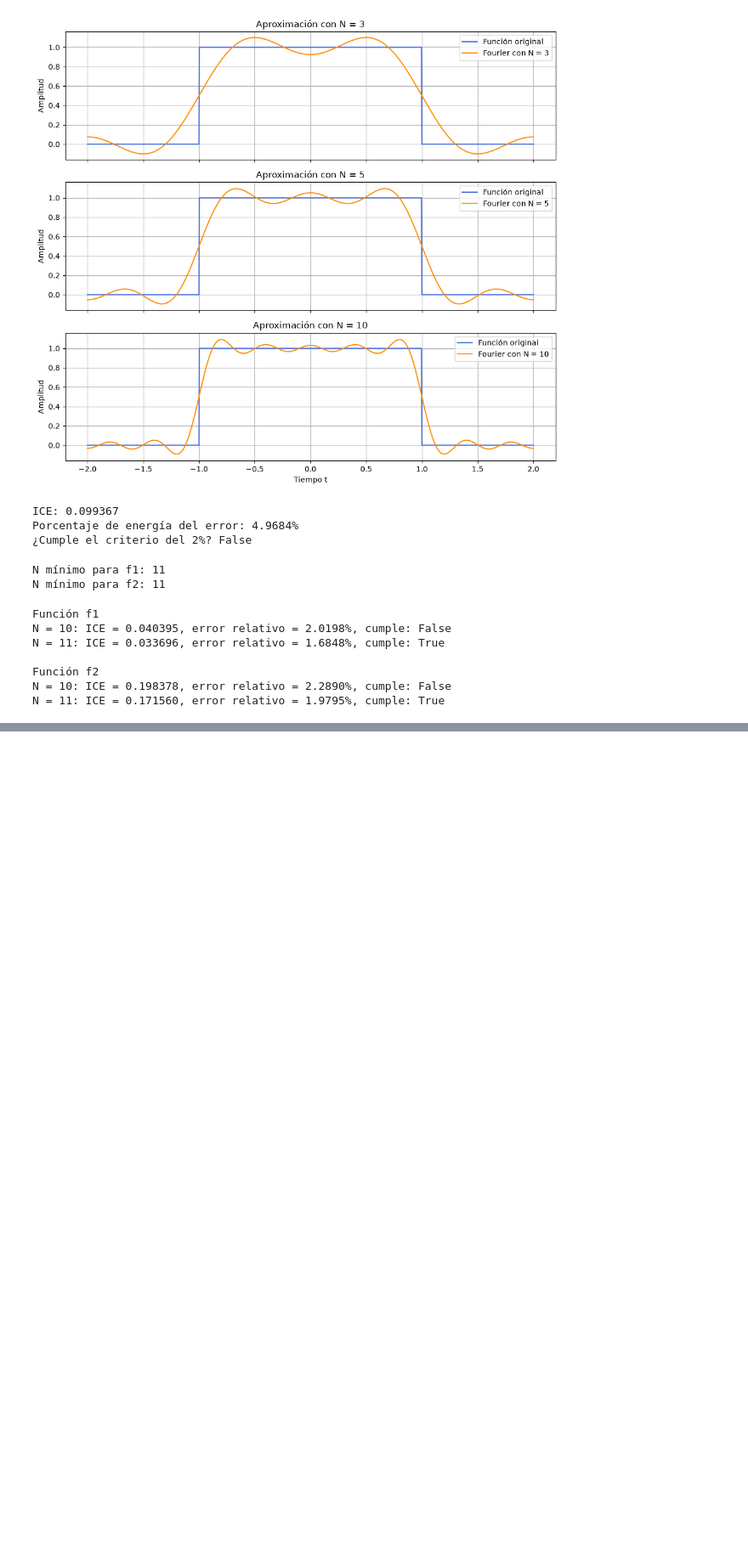
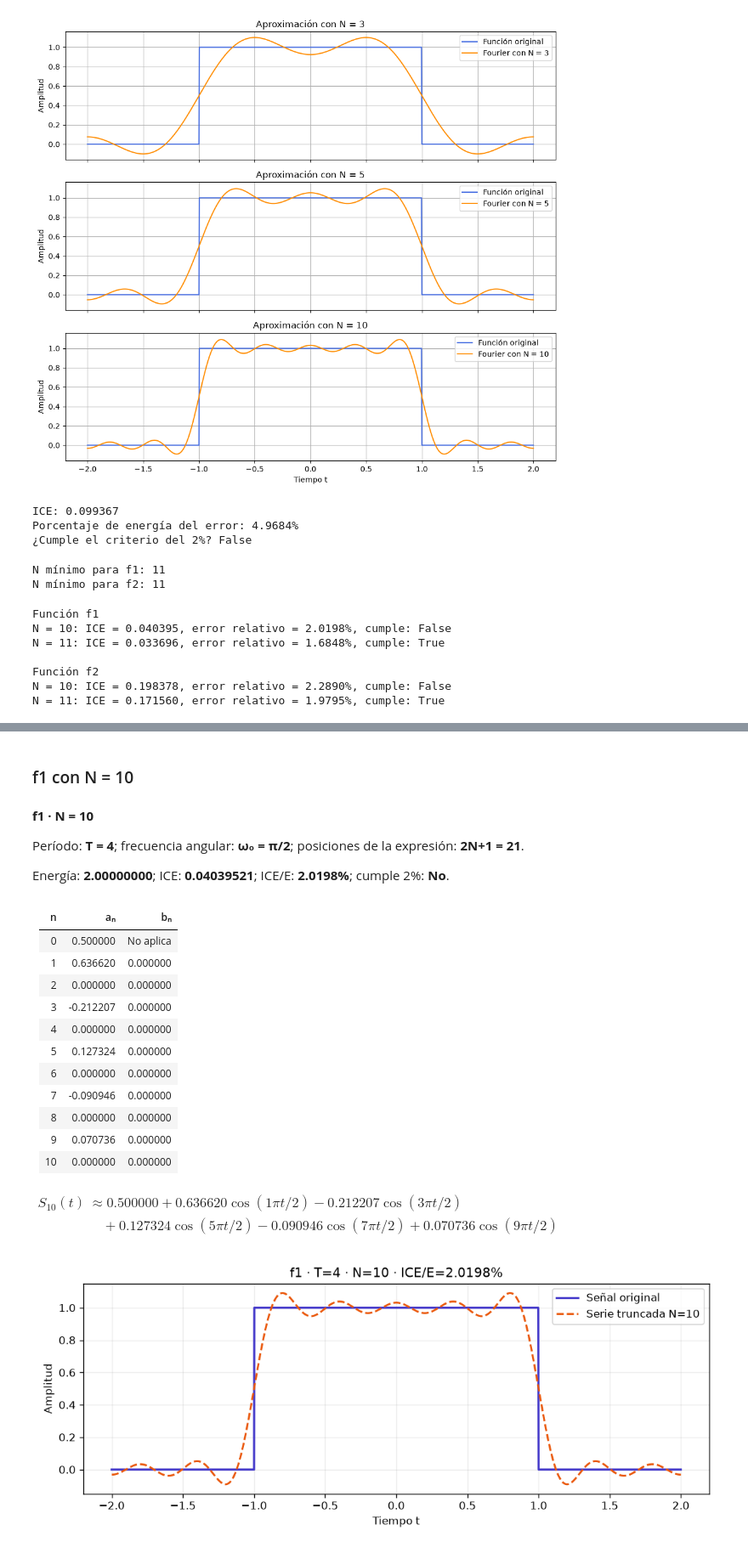
Before and after one commit to TonyPapadopolo/final_proj_mate_6, a Jupyter notebook: notebooks/Parte_A_Fourier.ipynb, the cells around one changed output, grey strips where cells are left out. Shown at 85% size. Saved outputs shown, nothing was run; the diff lists cells and outputs as text; code cells hidden in the pictures; blank space fills up the shorter version.

```diff
--- a/notebooks/Parte_A_Fourier.ipynb
+++ b/notebooks/Parte_A_Fourier.ipynb
@@ -963,0 +1072,25 @@ N = 11: ICE = 0.171560, error relativo = 1.9795%, cumple: True
+# %% [markdown]
+### f1 con N = 10
+# %%
+resultados_casos.append(documentar_caso("f1", funcion_1, funcion_1_periodica, 10))
+# %% [output]
+**f1 · N = 10**
+
+Período: **T = 4**; frecuencia angular: **ω₀ = π/2**; posiciones de la expresión: **2N+1 = 21**.
+
+Energía: **2.00000000**; ICE: **0.04039521**; ICE/E: **2.0198%**; cumple 2%: **No**.
+| n | aₙ | bₙ |
+|---:|---:|---:|
+| 0 | 0.500000 | No aplica |
+| 1 | 0.636620 | 0.000000 |
+| 2 | 0.000000 | 0.000000 |
+| 3 | -0.212207 | 0.000000 |
+| 4 | 0.000000 | 0.000000 |
+| 5 | 0.127324 | 0.000000 |
+| 6 | 0.000000 | 0.000000 |
+| 7 | -0.090946 | 0.000000 |
+| 8 | 0.000000 | 0.000000 |
+| 9 | 0.070736 | 0.000000 |
+| 10 | 0.000000 | 0.000000 |
+$\displaystyle \begin{aligned}S_{10}(t) &\approx 0.500000+0.636620\cos(1\pi t/2)-0.212207\cos(3\pi t/2)\\ &\quad +0.127324\cos(5\pi t/2)-0.090946\cos(7\pi t/2)+0.070736\cos(9\pi t/2)\end{aligned}$
+[figure, added]
```
Also changed, not shown: parts of 18 cells of this notebook.
